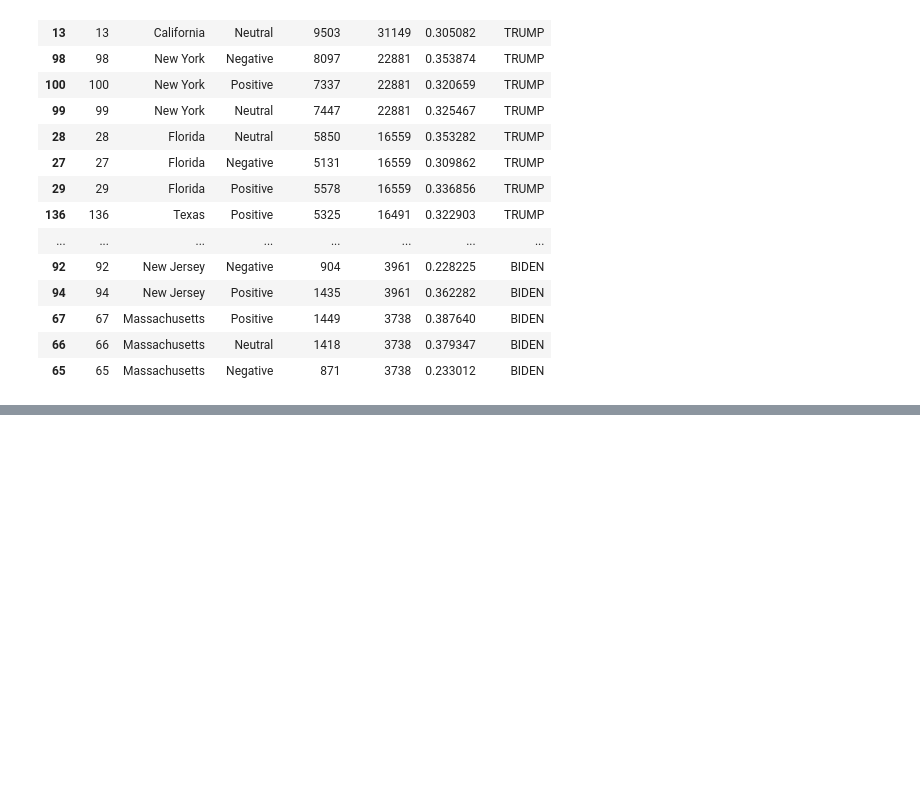
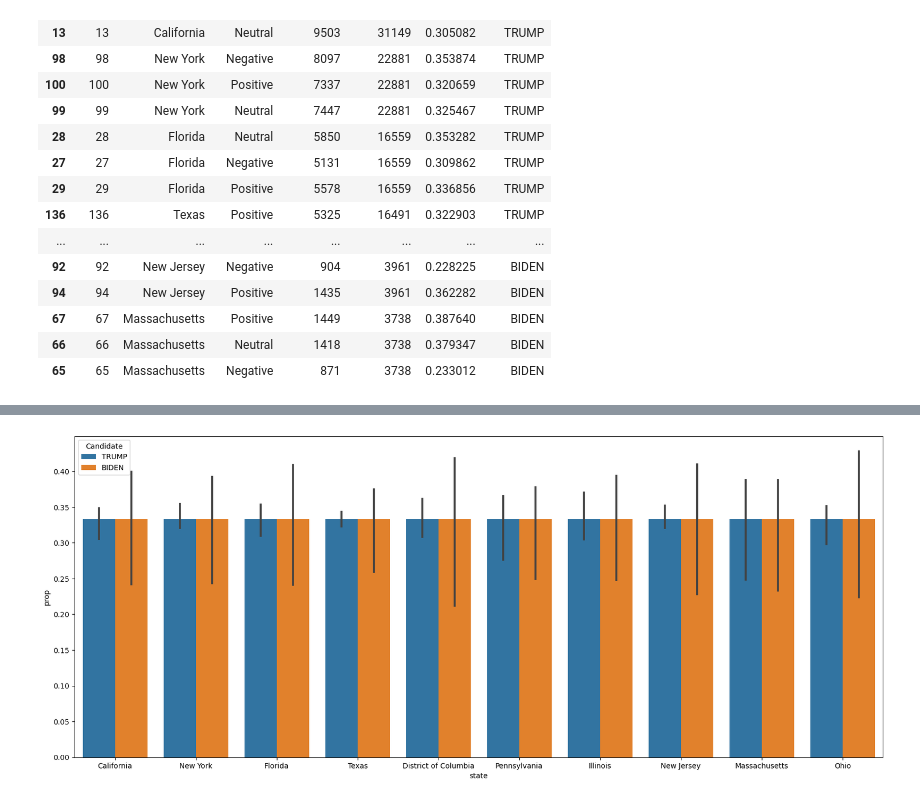
Before and after one commit to LTPrast/Social_web, a Jupyter notebook: Kaggle_dataset_max_sentiment.ipynb, the cells around one changed output, grey strips where cells are left out. Cells and saved outputs as stored; diff of their text form; code cells hidden in the pictures; blank space fills up the shorter version.

```diff
--- a/Kaggle_dataset_max_sentiment.ipynb
+++ b/Kaggle_dataset_max_sentiment.ipynb
@@ -234,0 +255,6 @@ Data_Mixed
+# %%
+plt.figure(figsize=(20,8))
+sns.barplot(data=Data_Mixed, x='state', y='prop', hue="Candidate")
+plt.show()
+# %% [output]
+[figure, added]
```
Also changed, not shown: parts of 1 cell of this notebook.
